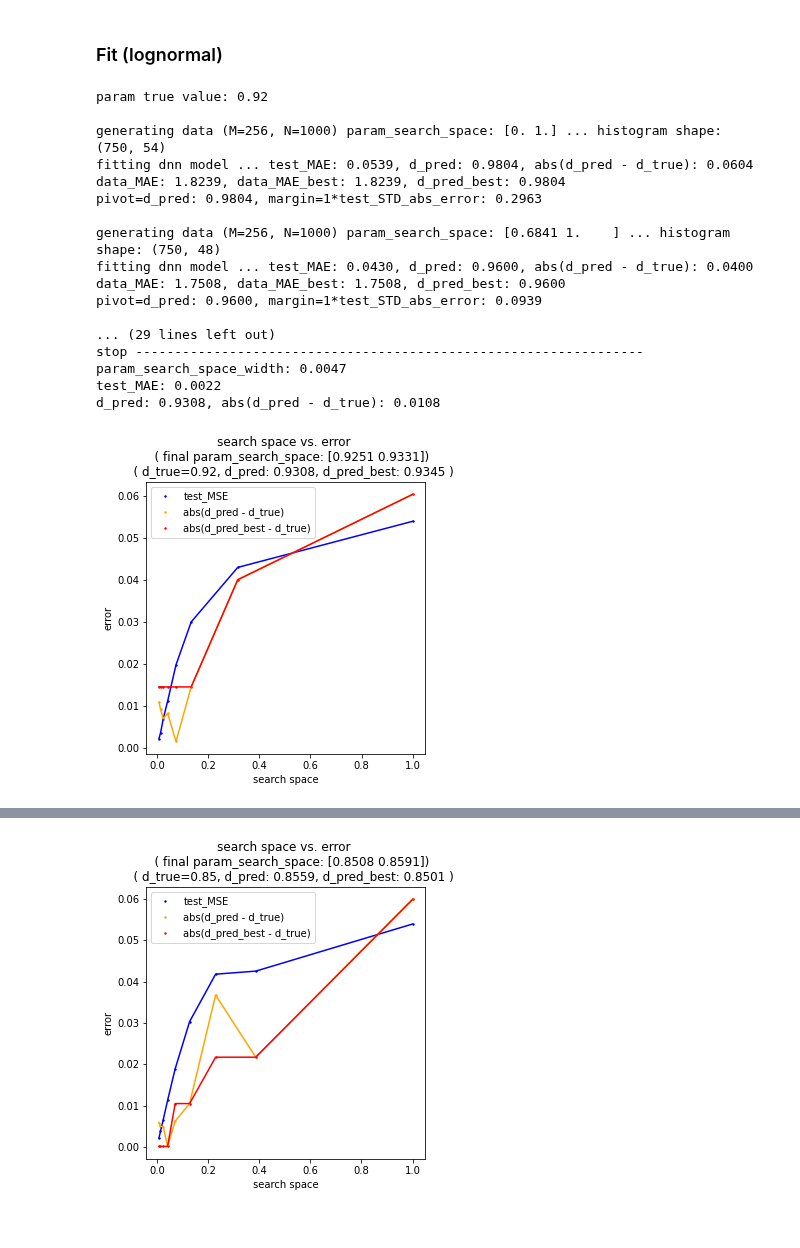
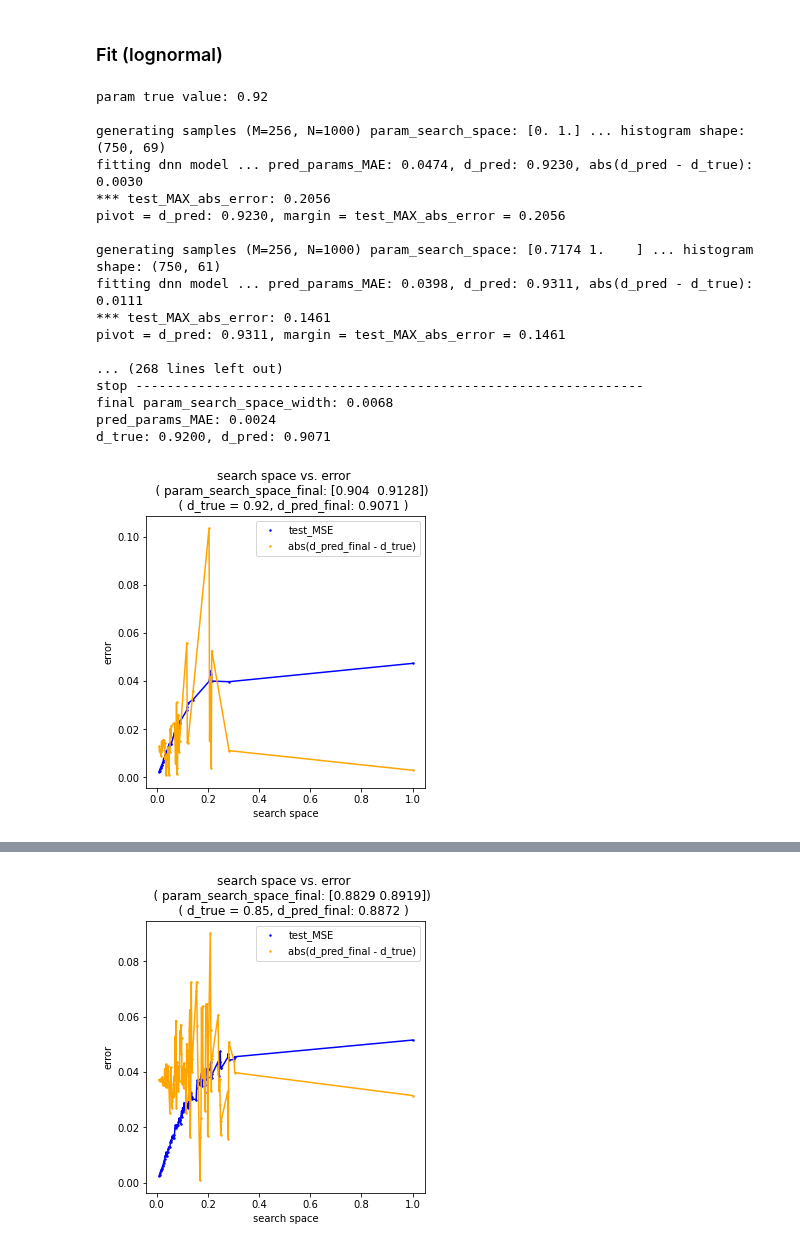
Before and after one commit to yossi-cohen/preferential-attachment, a Jupyter notebook: notebooks/universal-estimator.ipynb, the cells around one changed output, grey strips where cells are left out. Cells and saved outputs as stored; diff of their text form; code cells hidden in the pictures.

```diff
--- a/notebooks/universal-estimator.ipynb
+++ b/notebooks/universal-estimator.ipynb
@@ -208,18 +198,22 @@ def estimator_exp_1(f, data, d_true,
 # %%
-def plot_search_space_size_vs_error(res):
+def plot_search_space_size_vs_d_pred_error(res):
 
-    param_search_space = np.array(res['param_search_space'])
+    param_search_space = res['param_search_space']
     param_search_space_width = param_search_space[:,1] - param_search_space[:,0]
+    param_search_space_final = param_search_space[-1]
+
     d_true = res['d_true']
-    test_MAE = res['test_MAE']
-    d_pred_MAE = res['d_pred_MAE']
-    d_pred_best_MAE = res['d_pred_best_MAE']
-    d_pred = res['d_pred'][-1]
-    d_pred_best = res['d_pred_best']
+
+    # pred_params_MAE at each iteration (search-space)
+    pred_params_MAE = res['pred_params_MAE']
+
+    d_pred = res['d_pred']
+    d_pred_final = d_pred[-1]
+    d_pred_abs_error = np.abs(d_pred - d_true)
 
     title = f'search space vs. error \n\
-    ( final param_search_space: {param_search_space[-1]}) \n\
-    ( d_true={d_true}, d_pred: {d_pred:.4f}, d_pred_best: {d_pred_best:.4f} )'
+    ( param_search_space_final: {param_search_space_final}) \n\
+    ( d_true = {d_true}, d_pred_final: {d_pred_final:.4f} )'
 
     plt.figure(figsize=(5,5))
     plt.title(title)
@@ -227,17 +221,13 @@ def plot_search_space_size_vs_error(res):
     plt.ylabel('error')
 
     x = param_search_space_width
-    y = test_MAE
+    y = pred_params_MAE
     plt.scatter(x, y, zorder=1, s=2, c='blue', label='test_MSE')
     plt.plot(x, y, zorder=2, c='blue')
 
-    y = d_pred_MAE
-    plt.scatter(x, y, zorder=1, s=2, c='orange', label='abs(d_pred - d_true)')
+    y = d_pred_abs_error
+    plt.scatter(x, y, zorder=1, s=2, c='orange', label='abs(d_pred_final - d_true)')
     plt.plot(x, y, zorder=2, c='orange')
-
-    y = d_pred_best_MAE
-    plt.scatter(x, y, zorder=1, s=2, c='red', label='abs(d_pred_best - d_true)')
-    plt.plot(x, y, zorder=2, c='red')
 
     plt.legend()
     plt.show()
@@ -246,40 +236,41 @@ def plot_search_space_size_vs_error(res):
 # %%
 from scipy import stats
 from scipy.stats import lognorm
 
 # sample from lognormal
 def sample_lognormal(config, size):
     return lognorm.rvs(s=config, size=size, random_state=RANDOM_STATE)
 
 # fit
 def exp_1():
     for d_true in [0.92, 0.85, 0.66, 0.25]:
-        reset_random_state(SEED)
+#     for d_true in [0.85, 0.66, 0.25]:
+        #reset_random_state(SEED)
         print()
         print(f'param true value: {d_true}')
-        data = sample_lognormal(config=d_true, size=256)
-        res = estimator_exp_1(f=sample_lognormal, data=data, d_true=d_true)
-        plot_search_space_size_vs_error(res)
+        sample = sample_lognormal(config=d_true, size=256)
+        res = estimator_exp_1(f=sample_lognormal, sample=sample, d_true=d_true)
+        plot_search_space_size_vs_d_pred_error(res)
 
 exp_1()
 # %% [output]
 param true value: 0.92
 
-generating data (M=256, N=1000) param_search_space: [0. 1.] ... histogram shape: (750, 54)
-fitting dnn model ... test_MAE: 0.0539, d_pred: 0.9804, abs(d_pred - d_true): 0.0604
-data_MAE: 1.8239, data_MAE_best: 1.8239, d_pred_best: 0.9804
-pivot=d_pred: 0.9804, margin=1*test_STD_abs_error: 0.2963
+generating samples (M=256, N=1000) param_search_space: [0. 1.] ... histogram shape: (750, 69)
+fitting dnn model ... pred_params_MAE: 0.0474, d_pred: 0.9230, abs(d_pred - d_true): 0.0030
+*** test_MAX_abs_error: 0.2056
+pivot = d_pred: 0.9230, margin = test_MAX_abs_error = 0.2056
 
-generating data (M=256, N=1000) param_search_space: [0.6841 1.    ] ... histogram shape: (750, 48)
-fitting dnn model ... test_MAE: 0.0430, d_pred: 0.9600, abs(d_pred - d_true): 0.0400
-data_MAE: 1.7508, data_MAE_best: 1.7508, d_pred_best: 0.9600
-pivot=d_pred: 0.9600, margin=1*test_STD_abs_error: 0.0939
+generating samples (M=256, N=1000) param_search_space: [0.7174 1.    ] ... histogram shape: (750, 61)
+fitting dnn model ... pred_params_MAE: 0.0398, d_pred: 0.9311, abs(d_pred - d_true): 0.0111
+*** test_MAX_abs_error: 0.1461
+pivot = d_pred: 0.9311, margin = test_MAX_abs_error = 0.1461
 
-... (29 lines left out)
+... (268 lines left out)
 stop -----------------------------------------------------------------
-param_search_space_width: 0.0047
-test_MAE: 0.0022
-d_pred: 0.9308, abs(d_pred - d_true): 0.0108
+final param_search_space_width: 0.0068
+pred_params_MAE: 0.0024
+d_true: 0.9200, d_pred: 0.9071
-[figure, old version]
+[figure, new version]
 param true value: 0.85
 
@@ -301,3 +292,3 @@ d_pred: 0.8559, abs(d_pred - d_true): 0.0059
-[figure, old version]
+[figure, new version]
 param true value: 0.66
 
```
Also changed, not shown: parts of 12 cells of this notebook.
